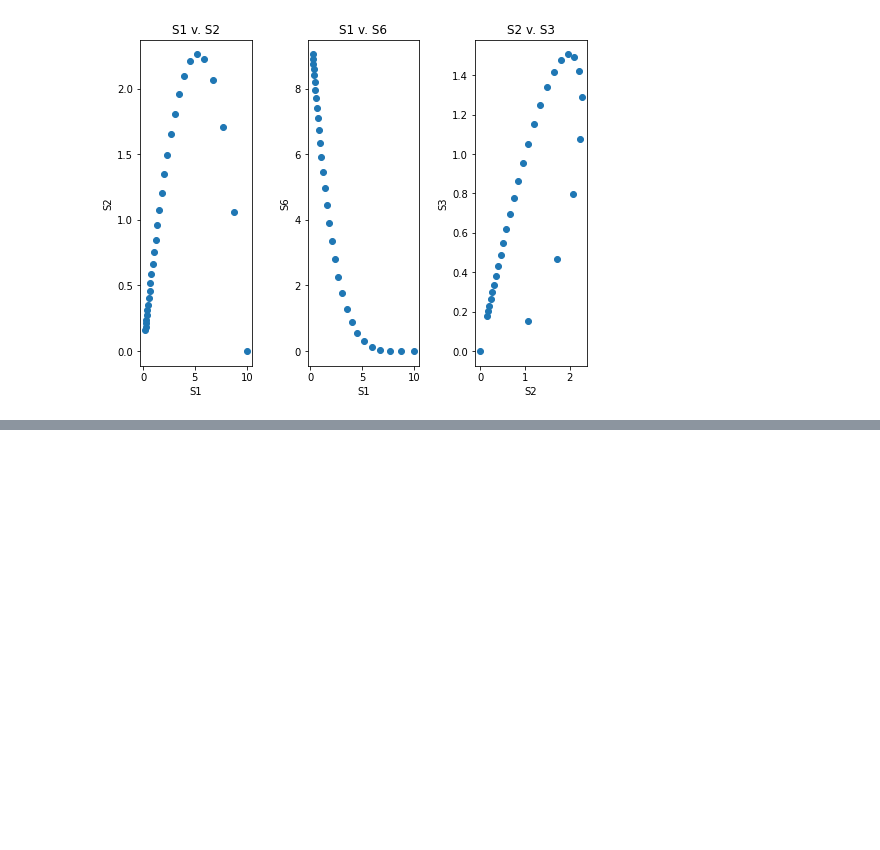
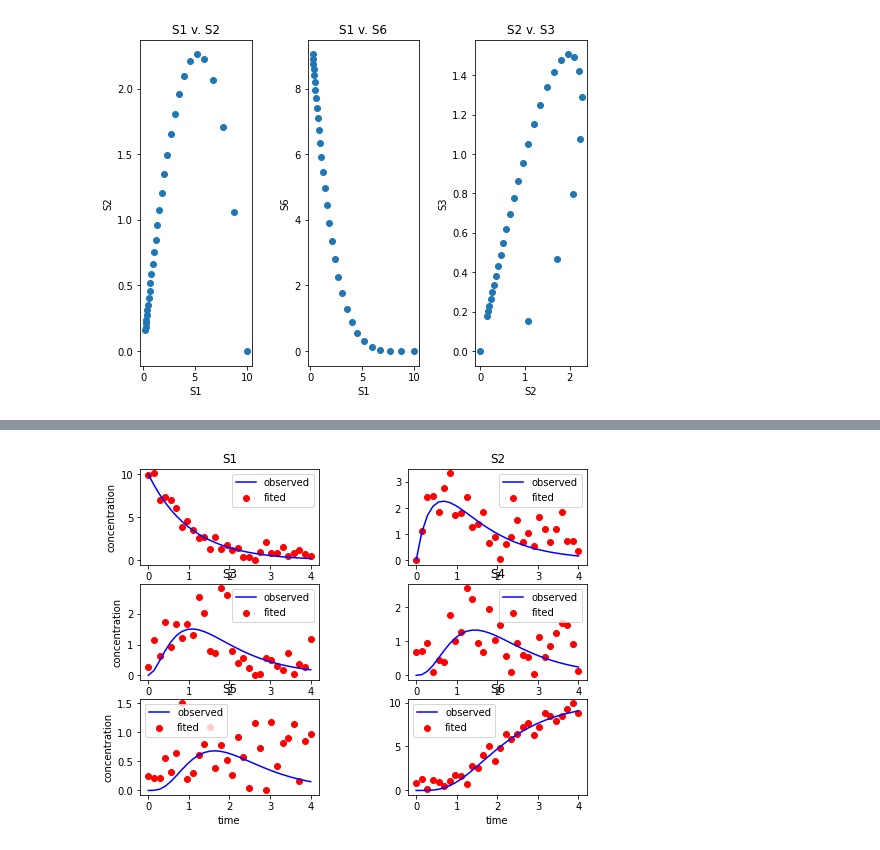
Before and after one commit to sys-bio/teUtils, a Jupyter notebook: teUtils/notebooks/Tutorial on Utilities for Model Fitting.ipynb, the cells around one changed output, grey strips where cells are left out. Drawn from its saved outputs; the diff is of its cells as text; code cells hidden in the pictures; blank space fills up the shorter version.

```diff
--- a/teUtils/notebooks/Tutorial on Utilities for Model Fitting.ipynb
+++ b/teUtils/notebooks/Tutorial on Utilities for Model Fitting.ipynb
@@ -448,0 +453,4 @@ plotter.plotValuePairs(fitted_ts, pairs=[("S1", "S2"), ("S1", "S6"), ("S2", "S3"
+# %%
+fitter.plotFit(num_row=2, num_col=2)
+# %% [output]
+[figure, added]
```
Also changed, not shown: parts of 1 cell of this notebook, 2 other files.
